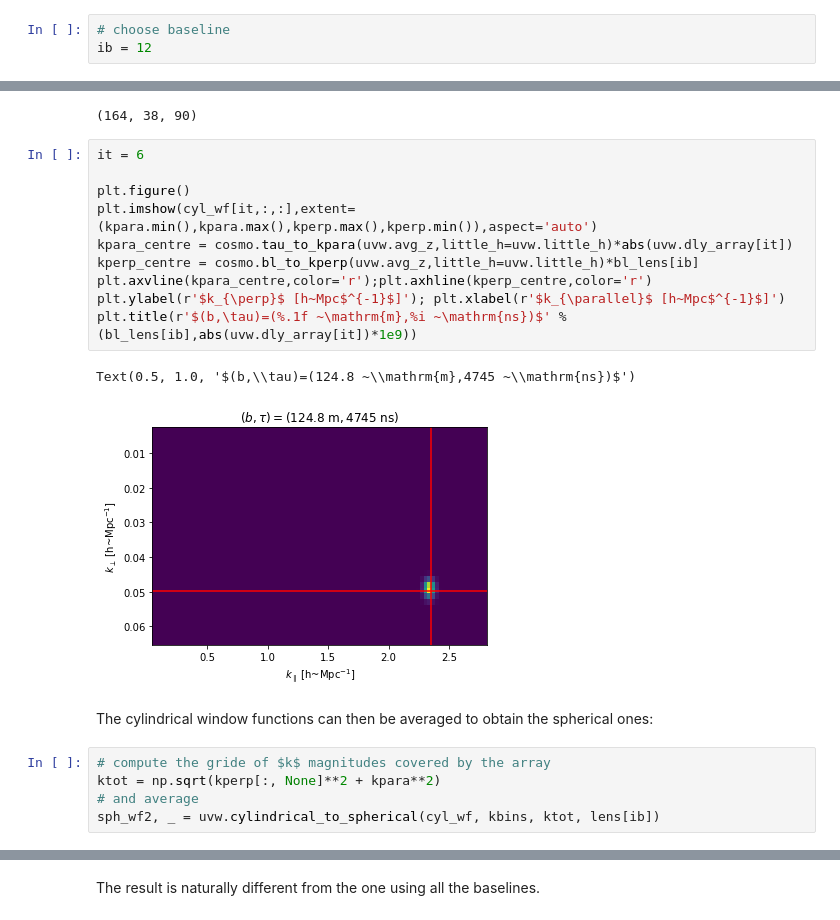
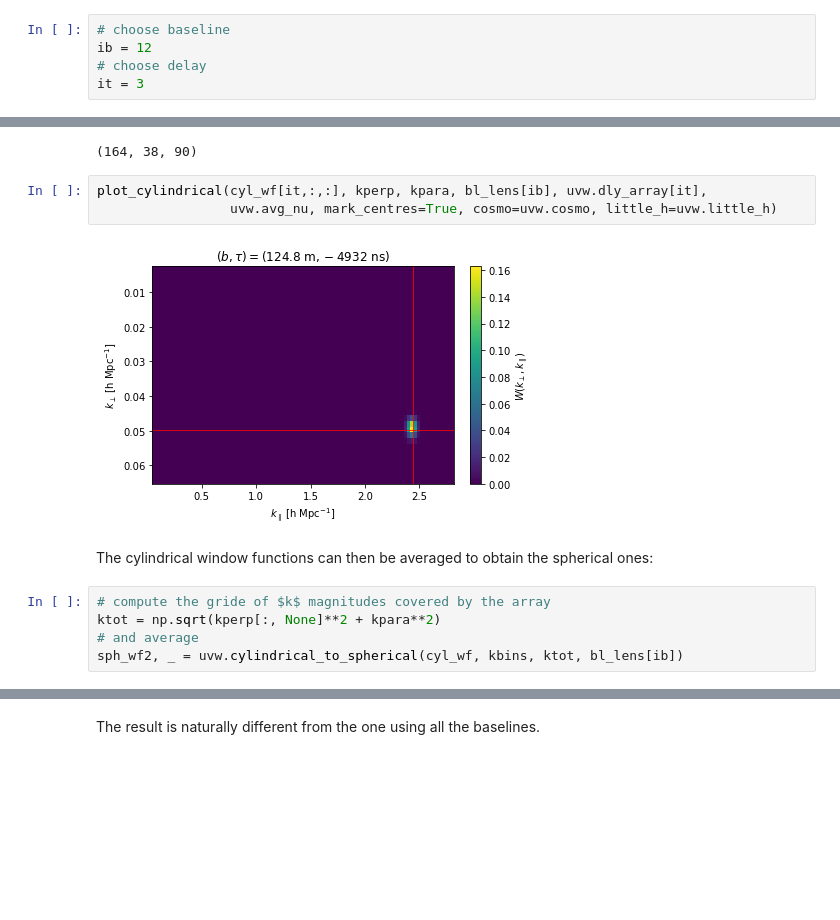
Before and after one commit to HERA-Team/hera_pspec, a Jupyter notebook: examples/UVWindow_tutorial.ipynb, the cells around one changed output, grey strips where cells are left out. Cells and saved outputs as stored; diff of their text form; blank space fills up the shorter version.

```diff
--- a/examples/UVWindow_tutorial.ipynb
+++ b/examples/UVWindow_tutorial.ipynb
@@ -204,6 +372,8 @@ It is also possible to compute the cylindrical window functions for a given base
 # %%
 # choose baseline
 ib = 12
+# choose delay
+it = 3
 # %%
 kperp, kpara, cyl_wf = uvw.get_cylindrical_wf(bl_lens[ib], kperp_bins=None, kpara_bins=None,
                                               return_bins='unweighted')
@@ -215,23 +385,15 @@ The resulting array is $W(b,\tau,k_\perp,k_\parallel)$ and has shape (Ndlys, Nkp
 cyl_wf.shape
 # %% [output]
 (164, 38, 90)
-# %%
-it = 6
-
-plt.figure()
-plt.imshow(cyl_wf[it,:,:],extent=(kpara.min(),kpara.max(),kperp.max(),kperp.min()),aspect='auto')
-kpara_centre = cosmo.tau_to_kpara(uvw.avg_z,little_h=uvw.little_h)*abs(uvw.dly_array[it])
-kperp_centre = cosmo.bl_to_kperp(uvw.avg_z,little_h=uvw.little_h)*bl_lens[ib]
-plt.axvline(kpara_centre,color='r');plt.axhline(kperp_centre,color='r')
-plt.ylabel(r'$k_{\perp}$ [h~Mpc$^{-1}$]'); plt.xlabel(r'$k_{\parallel}$ [h~Mpc$^{-1}$]')
-plt.title(r'$(b,\tau)=(%.1f ~\mathrm{m},%i ~\mathrm{ns})$' %(bl_lens[ib],abs(uvw.dly_array[it])*1e9))
-# %% [output]
-Text(0.5, 1.0, '$(b,\\tau)=(124.8 ~\\mathrm{m},4745 ~\\mathrm{ns})$')
-[figure, removed]
+# %%
+plot_cylindrical(cyl_wf[it,:,:], kperp, kpara, bl_lens[ib], uvw.dly_array[it],
+                 uvw.avg_nu, mark_centres=True, cosmo=uvw.cosmo, little_h=uvw.little_h)
+# %% [output]
+[figure, added]
 # %% [markdown]
 The cylindrical window functions can then be averaged to obtain the spherical ones:
 # %%
 # compute the gride of $k$ magnitudes covered by the array
 ktot = np.sqrt(kperp[:, None]**2 + kpara**2)
 # and average
-sph_wf2, _ = uvw.cylindrical_to_spherical(cyl_wf, kbins, ktot, lens[ib])
+sph_wf2, _ = uvw.cylindrical_to_spherical(cyl_wf, kbins, ktot, bl_lens[ib])
```
Also changed, not shown: parts of 61 cells of this notebook.
